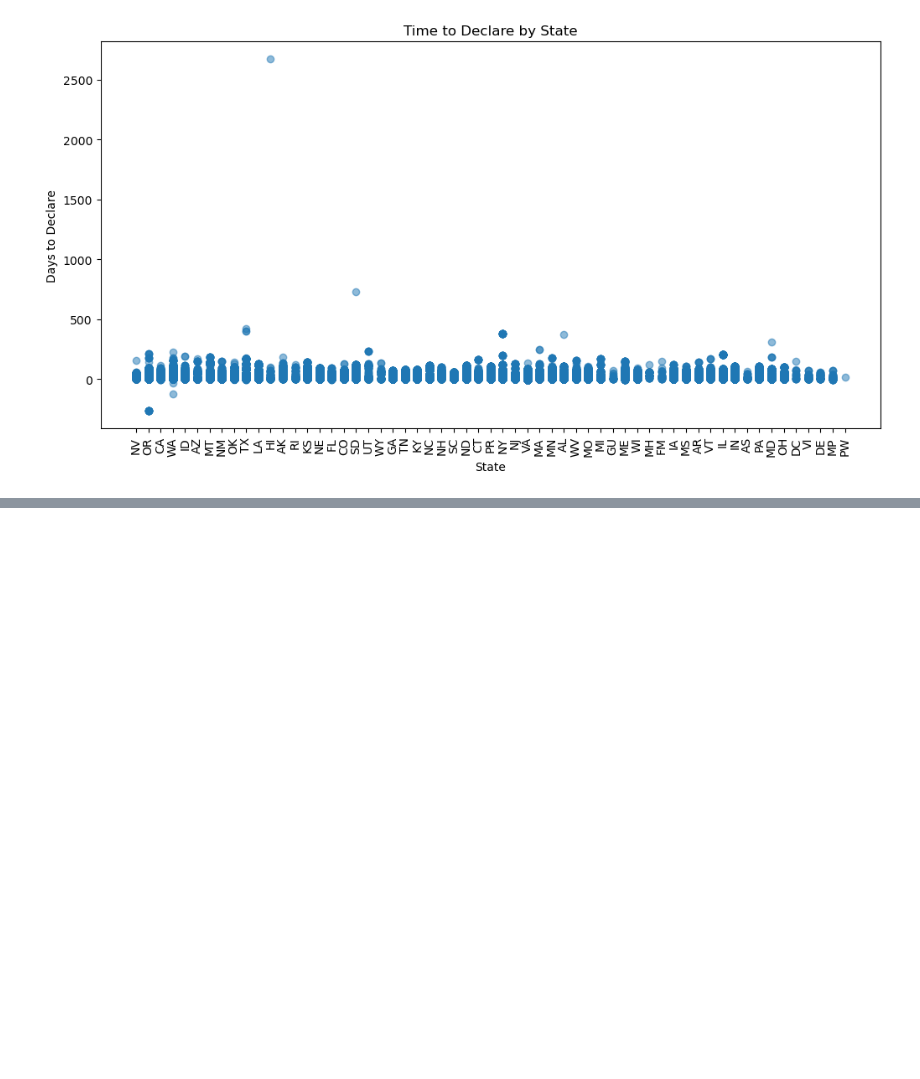
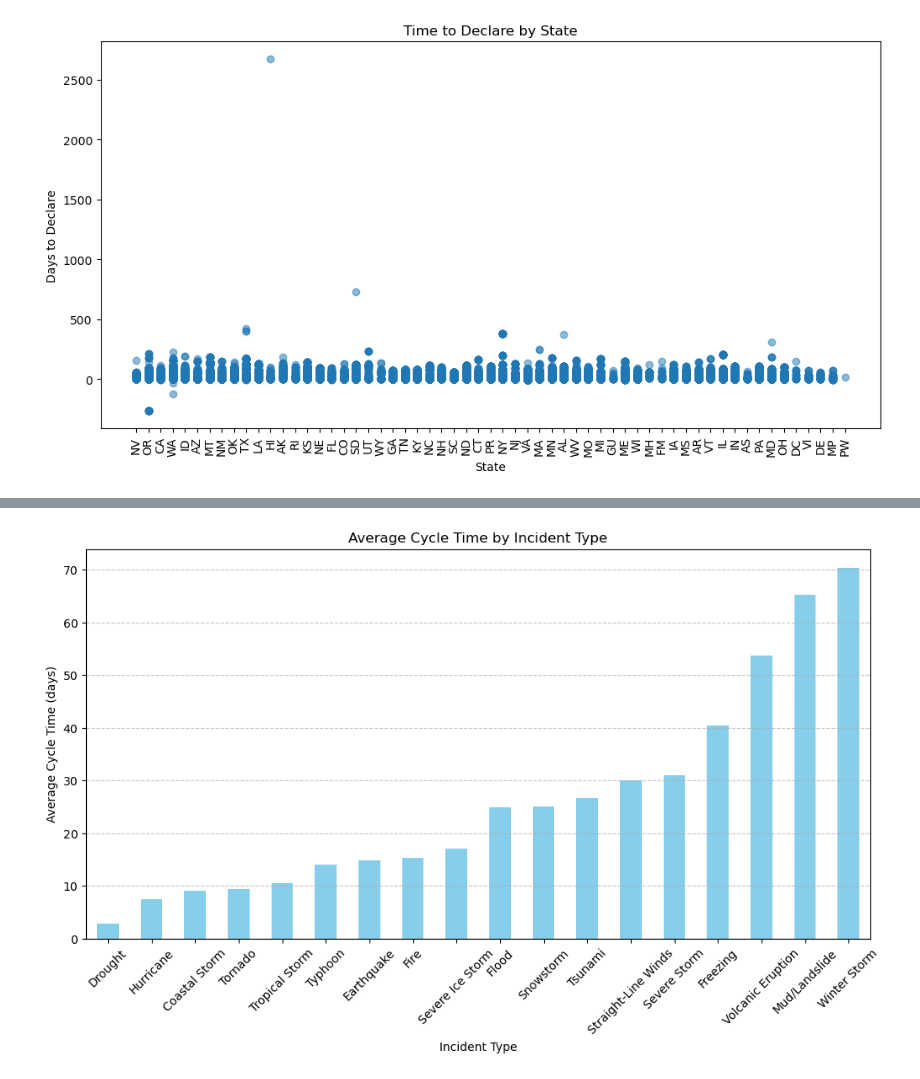
Before and after one commit to Neelka96/HavocMapper, a Jupyter notebook: data_pipeline.ipynb, the cells around one changed output, grey strips where cells are left out. Cells and saved outputs as stored; diff of their text form; code cells hidden in the pictures; blank space fills up the shorter version.

Commit message:
updated impact analysis by incident type

```diff
--- a/data_pipeline.ipynb
+++ b/data_pipeline.ipynb
@@ -614,3 +614,8 @@ plt.xticks(rotation=90)
 plt.show()
 # %% [output]
 [figure]
+# %%
+fema_disasters['cycle_time'] = fema_disasters['declarationDate'] - fema_disasters['incidentBeginDate']
+fema_disasters['cycle_time'] = fema_disasters['cycle_time'].dt.days
+cycle_time_by_state = fema_disasters.groupby('state')['cycle_time'].mean().sort_values()
+cycle_time_by_state
@@ -616,0 +664,6 @@ plt.show()
+# %%
+# Average cycle time by incident type
+average_cycle_time = fema_disasters.groupby('incidentType')['cycle_time'].mean().sort_values()
+
+# Display the result
+print(average_cycle_time)
@@ -616,0 +691,14 @@ plt.show()
+# %%
+
+
+# Plot average cycle time
+plt.figure(figsize=(12, 6))
+average_cycle_time.plot(kind='bar', color='skyblue')
+plt.title('Average Cycle Time by Incident Type')
+plt.xlabel('Incident Type')
+plt.ylabel('Average Cycle Time (days)')
+plt.xticks(rotation=45)
+plt.grid(axis='y', linestyle='--', alpha=0.7)
+plt.show()
+# %% [output]
+[figure, added]
```
Also changed, not shown: parts of 4 cells of this notebook.
